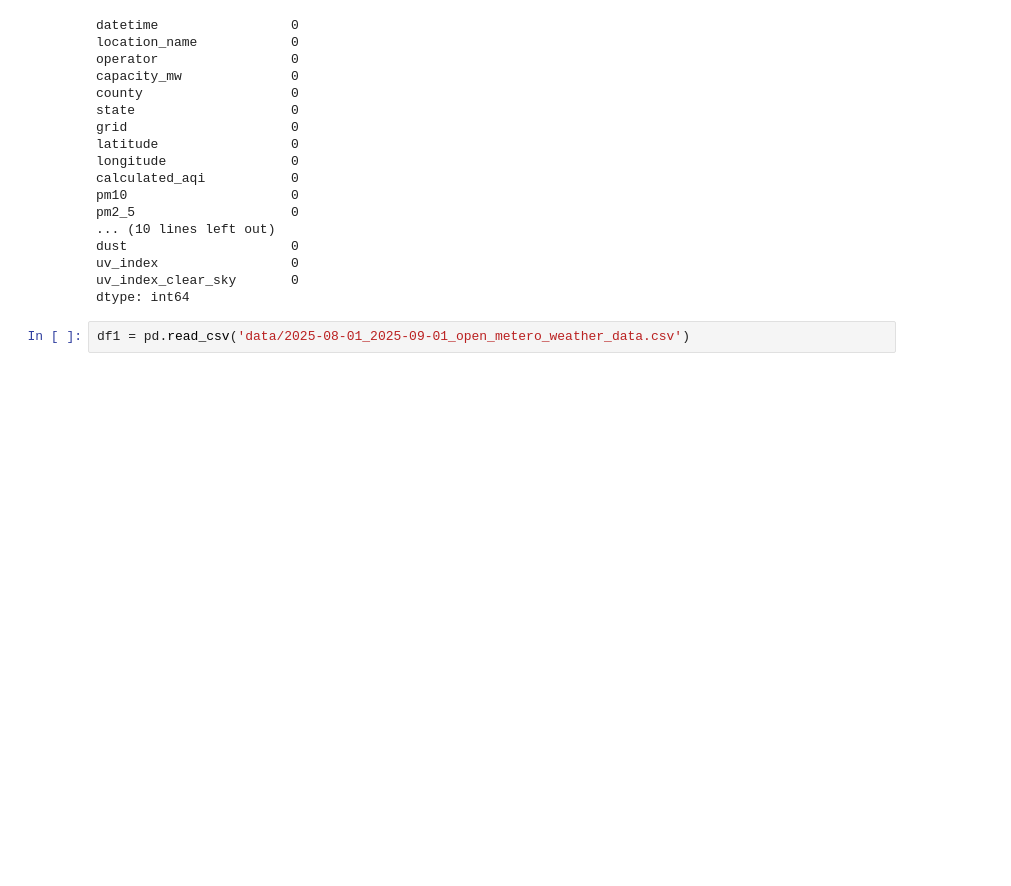
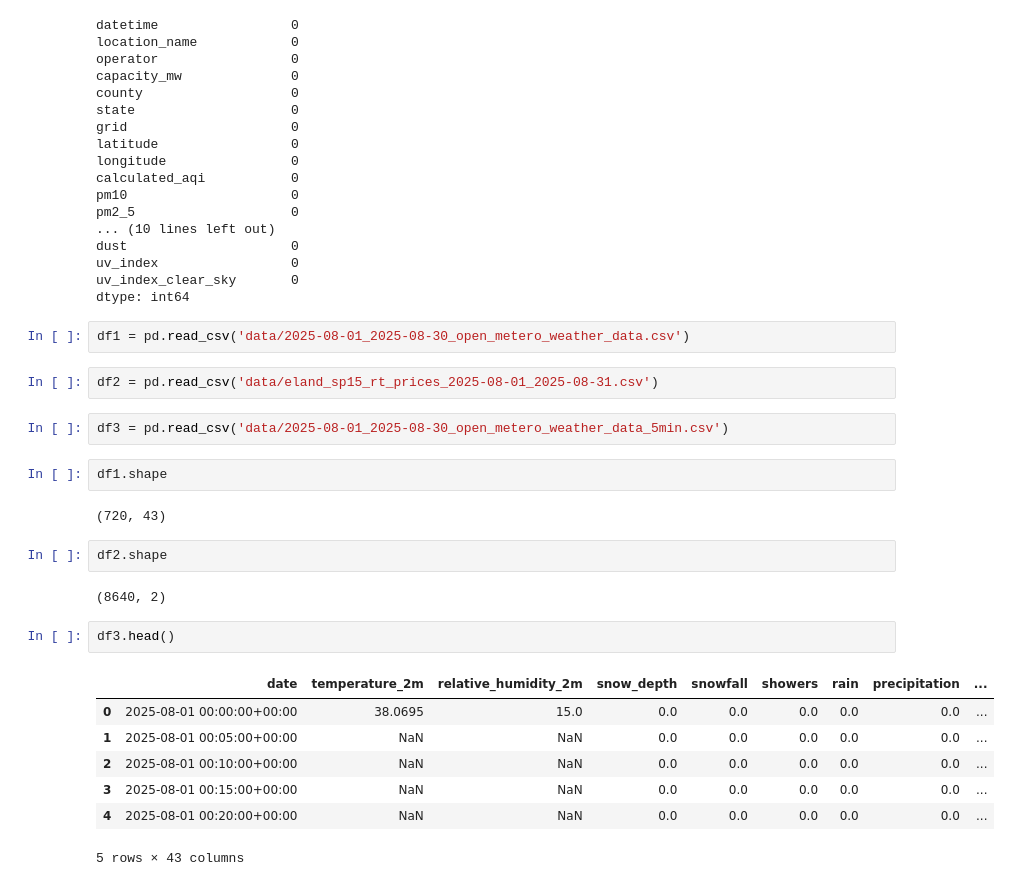
Before and after one commit to haran2001/AQI, a Jupyter notebook: battery_arbitrage/data_analysis.ipynb, the cells around one changed output. Saved outputs shown, nothing was run; the diff lists cells and outputs as text; blank space fills up the shorter version.

```diff
--- a/battery_arbitrage/data_analysis.ipynb
+++ b/battery_arbitrage/data_analysis.ipynb
@@ -175,4 +175,26 @@ uv_index                 0
 uv_index_clear_sky       0
 dtype: int64
 # %%
-df1 = pd.read_csv('data/2025-08-01_2025-09-01_open_metero_weather_data.csv')
+df1 = pd.read_csv('data/2025-08-01_2025-08-30_open_metero_weather_data.csv')
+# %%
+df2 = pd.read_csv('data/eland_sp15_rt_prices_2025-08-01_2025-08-31.csv')
+# %%
+df3 = pd.read_csv('data/2025-08-01_2025-08-30_open_metero_weather_data_5min.csv')
+# %%
+df1.shape
+# %% [output]
+(720, 43)
+# %%
+df2.shape
+# %% [output]
+(8640, 2)
+# %%
+df3.head()
+# %% [output]
+|  | date | temperature_2m | relative_humidity_2m | snow_depth | snowfall | showers | rain | precipitation | ... |
+| 0 | 2025-08-01 00:00:00+00:00 | 38.0695 | 15.0 | 0.0 | 0.0 | 0.0 | 0.0 | 0.0 | ... |
+| 1 | 2025-08-01 00:05:00+00:00 | NaN | NaN | 0.0 | 0.0 | 0.0 | 0.0 | 0.0 | ... |
+| 2 | 2025-08-01 00:10:00+00:00 | NaN | NaN | 0.0 | 0.0 | 0.0 | 0.0 | 0.0 | ... |
+| 3 | 2025-08-01 00:15:00+00:00 | NaN | NaN | 0.0 | 0.0 | 0.0 | 0.0 | 0.0 | ... |
+| 4 | 2025-08-01 00:20:00+00:00 | NaN | NaN | 0.0 | 0.0 | 0.0 | 0.0 | 0.0 | ... |
+5 rows × 43 columns
```
Also changed, not shown: parts of 4 cells of this notebook, 15 other files.
